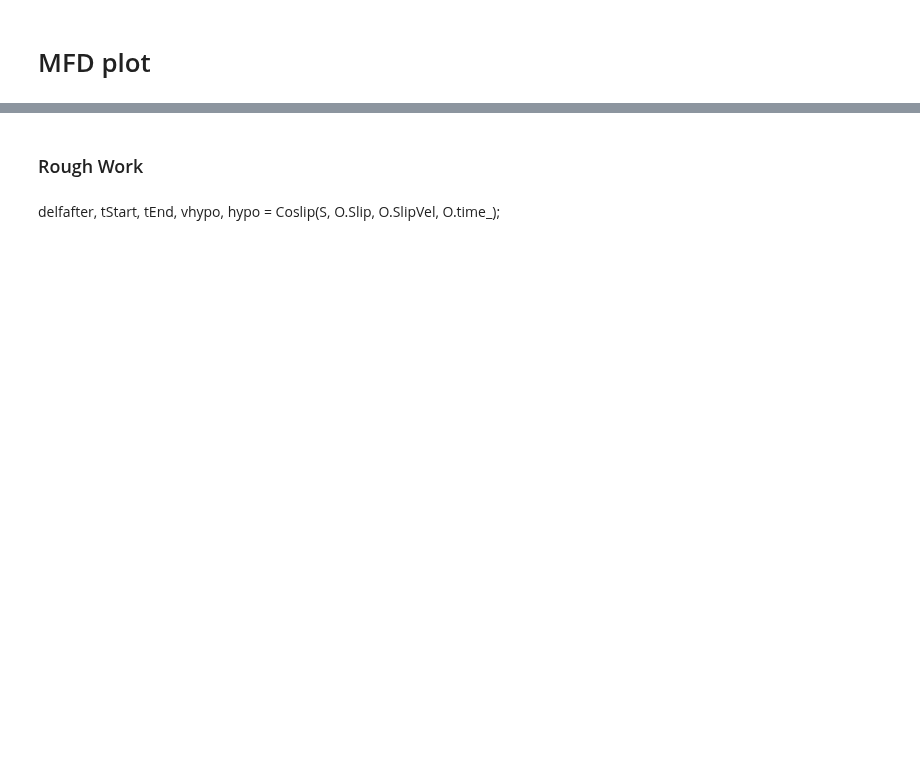
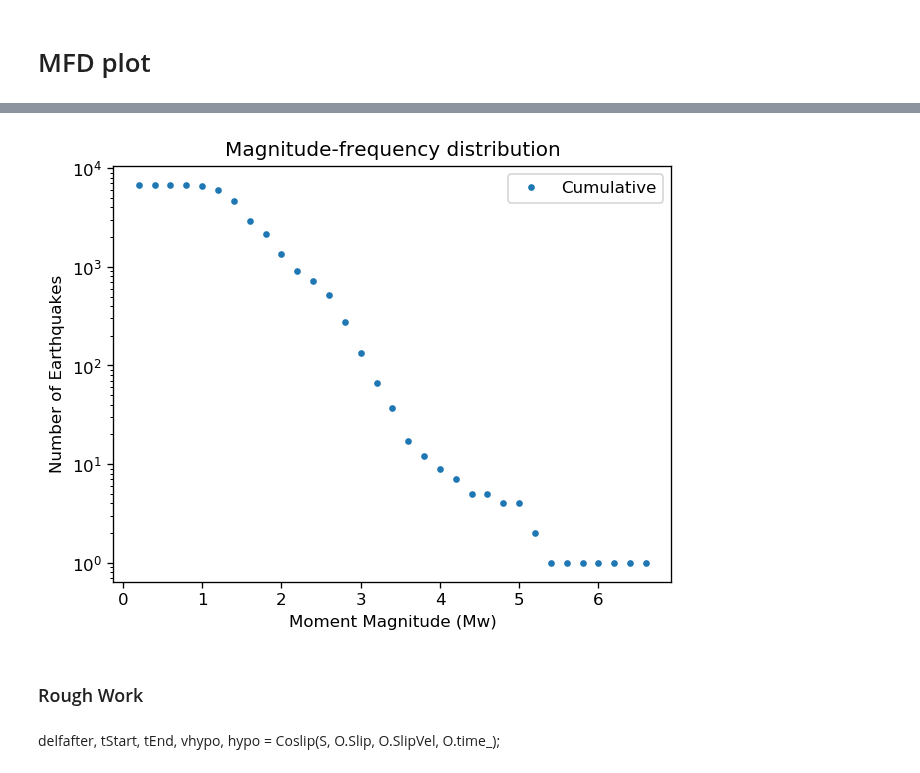
Before and after one commit to thehalfspace/JuliaSEM, a Jupyter notebook: Output-data07.ipynb, the cells around one changed output, grey strips where cells are left out. Saved outputs shown, nothing was run; the diff lists cells and outputs as text; code cells hidden in the pictures; blank space fills up the shorter version.

```diff
--- a/Output-data07.ipynb
+++ b/Output-data07.ipynb
@@ -62,3 +85,9 @@ MwPlot(Mw)
+# %%
+Mw = moment_magnitude(P, S, O.Slip, O.SlipVel, O.Stress, O.time_)
+
+MwPlot(Mw)
+# %% [output]
+[figure, added]
 # %% [markdown]
 <h3> Rough Work
 # %% [markdown]
```
Also changed, not shown: parts of 25 cells of this notebook, 3 other files.
